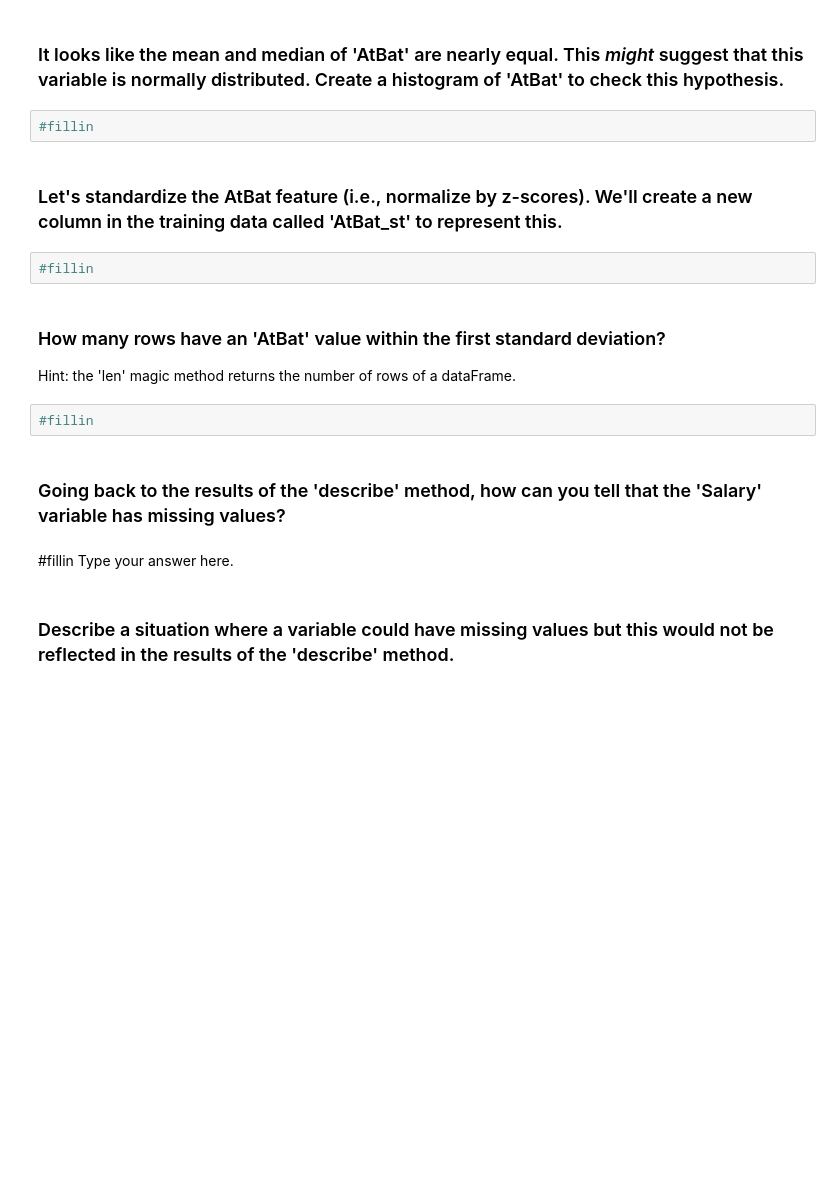
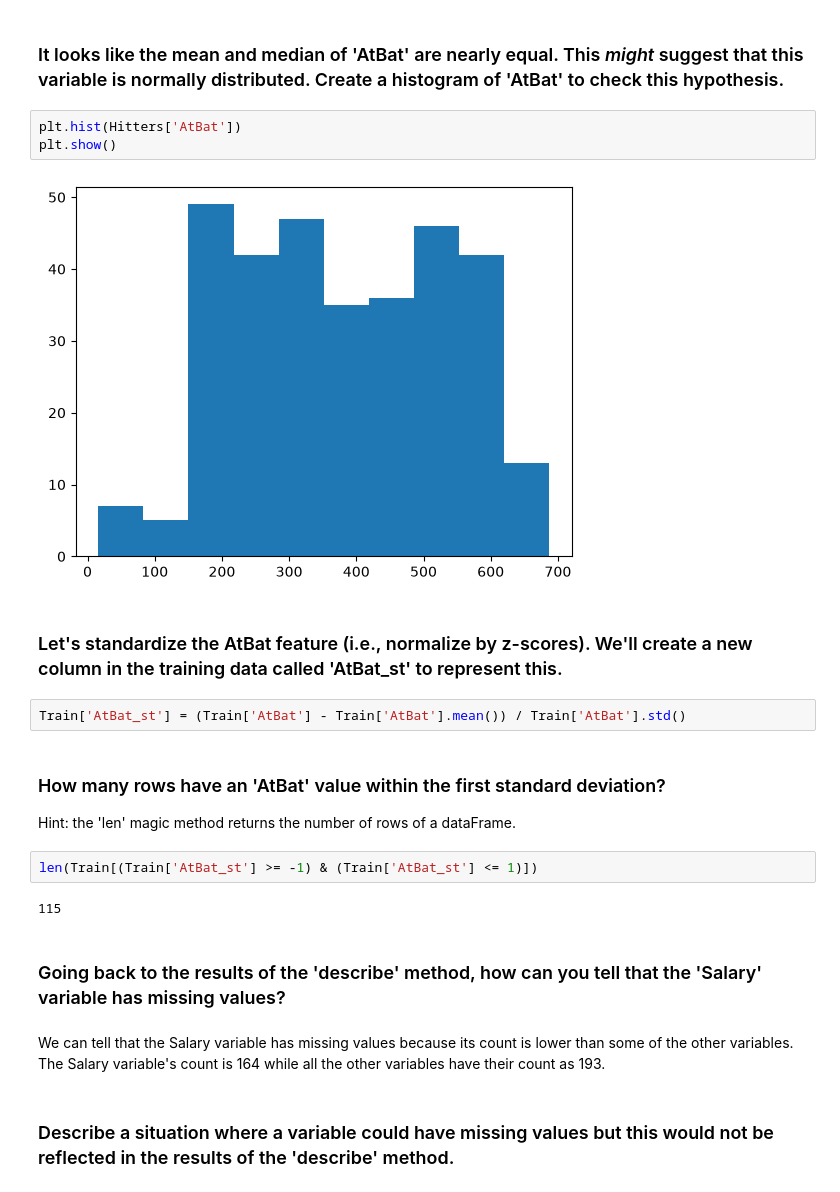
Before and after one commit to charmi124/code_2600, a Jupyter notebook: mod03_eda.ipynb, the cells around one changed output. Drawn from its saved outputs; the diff is of its cells as text; blank space fills up the shorter version.

```diff
--- a/mod03_eda.ipynb
+++ b/mod03_eda.ipynb
@@ -112,21 +112,26 @@ Train.describe()
 # %% [markdown]
 ### It looks like the mean and median of 'AtBat' are nearly equal. This _might_ suggest that this variable is normally distributed. Create a histogram of 'AtBat' to check this hypothesis.
 # %%
-#fillin
+plt.hist(Hitters['AtBat'])
+plt.show()
+# %% [output]
+[figure, added]
 # %% [markdown]
 ### Let's standardize the AtBat feature (i.e., normalize by z-scores). We'll create a new column in the training data called 'AtBat_st' to represent this.
 # %%
-#fillin
+Train['AtBat_st'] = (Train['AtBat'] - Train['AtBat'].mean()) / Train['AtBat'].std()
 # %% [markdown]
 ### How many rows have an 'AtBat' value within the first standard deviation?
 
 Hint: the 'len' magic method returns the number of rows of a dataFrame.
 # %%
-#fillin
+len(Train[(Train['AtBat_st'] >= -1) & (Train['AtBat_st'] <= 1)])
+# %% [output]
+115
 # %% [markdown]
 ### Going back to the results of the 'describe' method, how can you tell that the 'Salary' variable has missing values?
 # %% [markdown]
-#fillin Type your answer here.
+We can tell that the Salary variable has missing values because its count is lower than some of the other variables. The Salary variable's count is 164 while all the other variables have their count as 193.
 # %% [markdown]
 ### Describe a situation where a variable could have missing values but this would not be reflected in the results of the 'describe' method.
 # %% [markdown]
```
Also changed, not shown: parts of 4 cells of this notebook.
